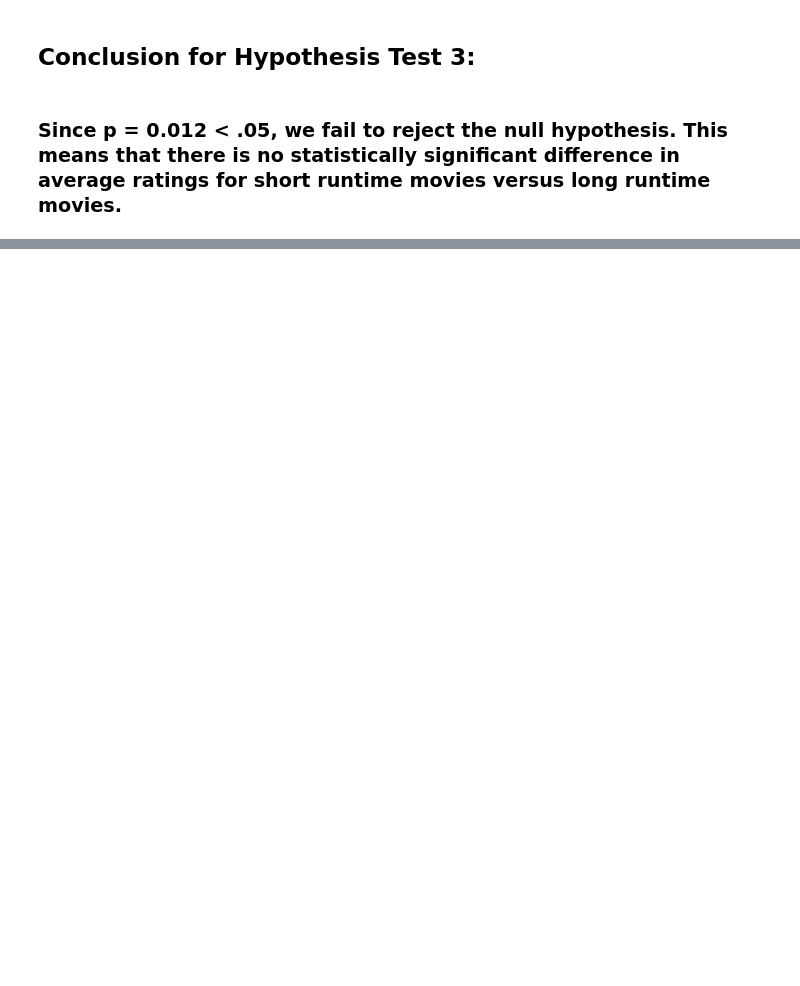
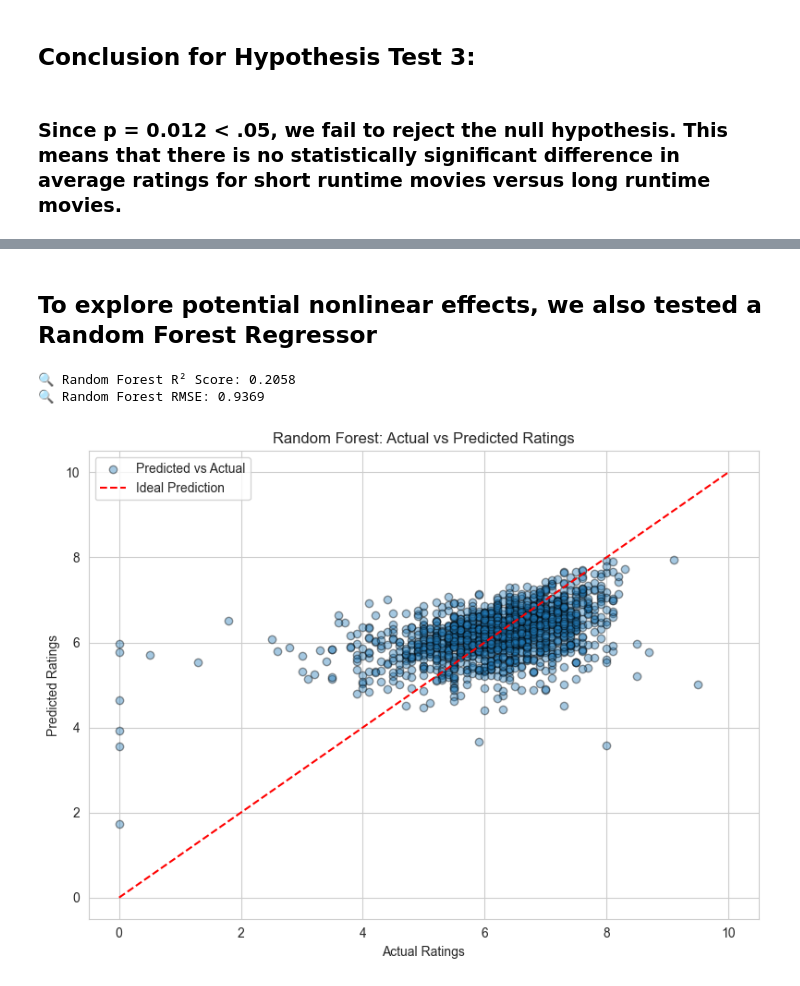
Before and after one commit to saharshmaloo/MovieAnalysis320, a Jupyter notebook: movies_data.ipynb, the cells around one changed output, grey strips where cells are left out. Drawn from its saved outputs; the diff is of its cells as text; code cells hidden in the pictures; blank space fills up the shorter version.

```diff
--- a/movies_data.ipynb
+++ b/movies_data.ipynb
@@ -517,0 +555,4 @@ Passing `palette` without assigning `hue` is deprecated and will be removed in v
+# %%
+feature_df = movies_df[['id', 'budget', 'popularity', 'revenue', 'runtime', 'vote_average']].copy()
+feature_df['popularity'] = pd.to_numeric(feature_df['popularity'], errors='coerce')
+print(feature_df.dtypes)
@@ -517,0 +651,37 @@ Passing `palette` without assigning `hue` is deprecated and will be removed in v
+# %% [markdown]
+## To explore potential nonlinear effects, we also tested a Random Forest Regressor
+# %%
+from sklearn.ensemble import RandomForestRegressor
+
+# Split data
+X_train, X_test, y_train, y_test = train_test_split(X, y, test_size=0.2, random_state=42)
+
+# Train Random Forest Regressor
+rf_model = RandomForestRegressor(n_estimators=100, random_state=42)
+rf_model.fit(X_train, y_train)
+
+# Predict
+y_pred_rf = rf_model.predict(X_test)
+
+# Evaluate
+r2_rf = r2_score(y_test, y_pred_rf)
+rmse_rf = root_mean_squared_error(y_test, y_pred_rf)
+
+print(f"🔍 Random Forest R² Score: {r2_rf:.4f}")
+print(f"🔍 Random Forest RMSE: {rmse_rf:.4f}")
+# %% [output]
+🔍 Random Forest R² Score: 0.2058
+🔍 Random Forest RMSE: 0.9369
+# %%
+plt.figure(figsize=(8, 6))
+plt.scatter(y_test, y_pred_rf, alpha=0.4, edgecolor='k', label='Predicted vs Actual')
+plt.plot([0, 10], [0, 10], 'r--', label='Ideal Prediction')
+plt.xlabel('Actual Ratings')
+plt.ylabel('Predicted Ratings')
+plt.title('Random Forest: Actual vs Predicted Ratings')
+plt.legend()
+plt.grid(True)
+plt.tight_layout()
+plt.show()
+# %% [output]
+[figure, added]
```
Also changed, not shown: parts of 57 cells of this notebook, 1 other file.
